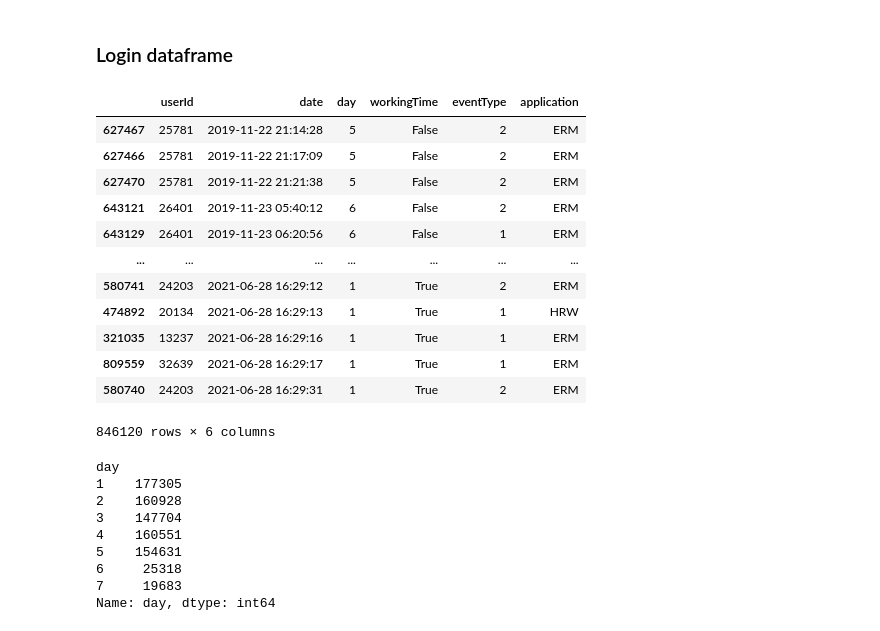
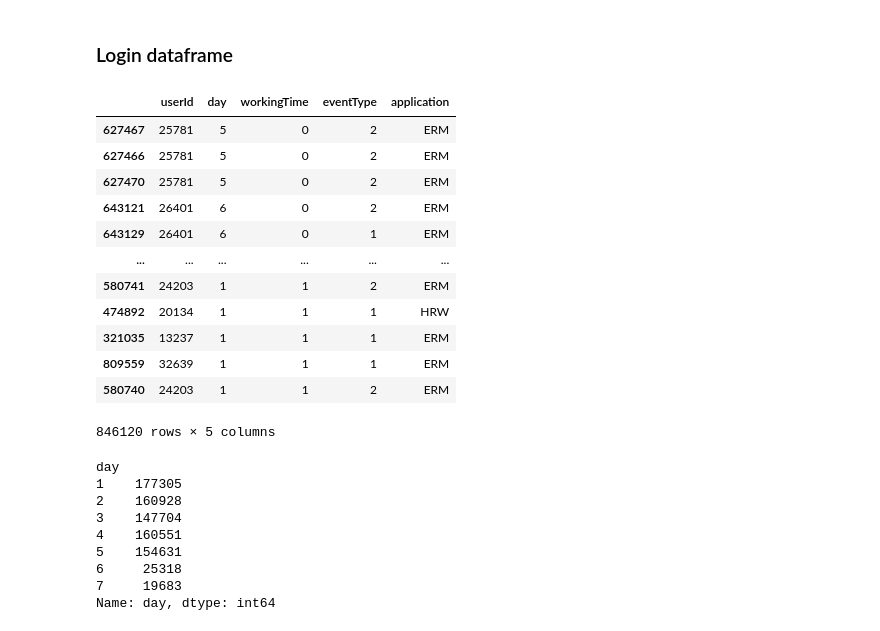
Before and after one commit to carloleo/AI-for-cybersecurity, a Jupyter notebook: AI project.ipynb, the cells around one changed output. Saved outputs shown, nothing was run; the diff lists cells and outputs as text; code cells hidden in the pictures.

```diff
--- a/AI project.ipynb
+++ b/AI project.ipynb
@@ -142,7 +143,7 @@ END_WORKING = 19
 # %%
 # lambda functions
 
-isWorkingTime = lambda x: x.isoweekday() in range(1,5) and x.to_pydatetime().hour >= START_WORKING and x.to_pydatetime().hour <= END_WORKING
+isWorkingTime = lambda x: 1 if (x.isoweekday() in range(1,5) and x.to_pydatetime().hour >= START_WORKING and x.to_pydatetime().hour <= END_WORKING) else 0
 
 # toDay: convert a stirng representing a date into a number
 #    1 --> Monday
@@ -153,28 +154,29 @@ toDay = lambda x: x.isoweekday()
 # %%
 #setting up the 1st datase
 df_logins = pd.DataFrame(columns=['userId', 'date', 'day', 'workingTime', 'eventType', 'application'])
 df_logins['userId'] = df_['userId']
 df_logins['date'] = df_["date"]
 df_logins['day'] = df_logins['date'].apply(toDay)
 df_logins['workingTime'] = df_logins['date'].apply(isWorkingTime)
 df_logins['eventType'] = df_['eventType']
 df_logins['application'] = df_['application']
 
+df_logins.drop(columns=['date'], inplace=True)
 df_logins
 # %% [output]
-|  | userId | date | day | workingTime | eventType | application |
-| 627467 | 25781 | 2019-11-22 21:14:28 | 5 | False | 2 | ERM |
-| 627466 | 25781 | 2019-11-22 21:17:09 | 5 | False | 2 | ERM |
-| 627470 | 25781 | 2019-11-22 21:21:38 | 5 | False | 2 | ERM |
-| 643121 | 26401 | 2019-11-23 05:40:12 | 6 | False | 2 | ERM |
-| 643129 | 26401 | 2019-11-23 06:20:56 | 6 | False | 1 | ERM |
-| ... | ... | ... | ... | ... | ... | ... |
-| 580741 | 24203 | 2021-06-28 16:29:12 | 1 | True | 2 | ERM |
-| 474892 | 20134 | 2021-06-28 16:29:13 | 1 | True | 1 | HRW |
-| 321035 | 13237 | 2021-06-28 16:29:16 | 1 | True | 1 | ERM |
-| 809559 | 32639 | 2021-06-28 16:29:17 | 1 | True | 1 | ERM |
-| 580740 | 24203 | 2021-06-28 16:29:31 | 1 | True | 2 | ERM |
+|  | userId | day | workingTime | eventType | application |
+| 627467 | 25781 | 5 | 0 | 2 | ERM |
+| 627466 | 25781 | 5 | 0 | 2 | ERM |
+| 627470 | 25781 | 5 | 0 | 2 | ERM |
+| 643121 | 26401 | 6 | 0 | 2 | ERM |
+| 643129 | 26401 | 6 | 0 | 1 | ERM |
+| ... | ... | ... | ... | ... | ... |
+| 580741 | 24203 | 1 | 1 | 2 | ERM |
+| 474892 | 20134 | 1 | 1 | 1 | HRW |
+| 321035 | 13237 | 1 | 1 | 1 | ERM |
+| 809559 | 32639 | 1 | 1 | 1 | ERM |
+| 580740 | 24203 | 1 | 1 | 2 | ERM |
-846120 rows × 6 columns
+846120 rows × 5 columns
 # %%
 df_logins.groupby('day').day.count()
 # %% [output]
```
Also changed, not shown: parts of 23 cells of this notebook.
